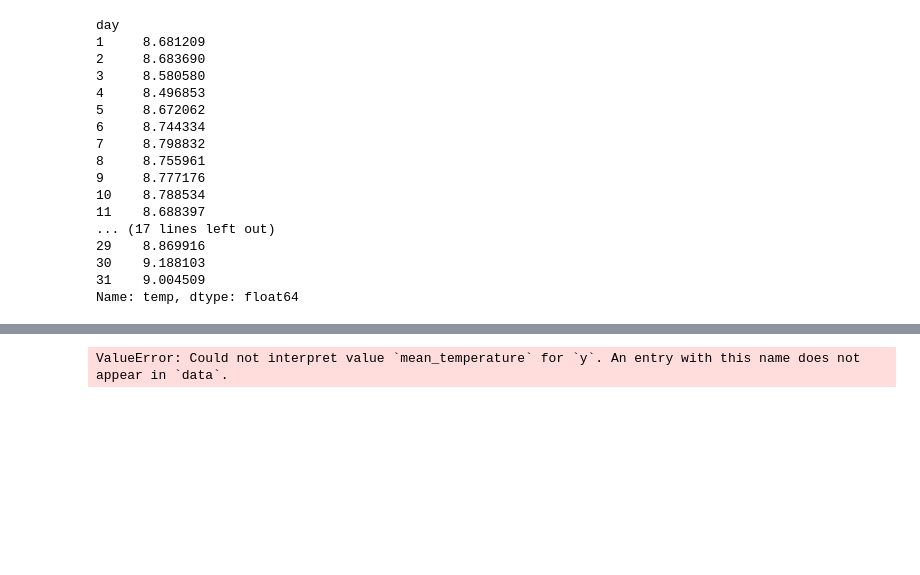
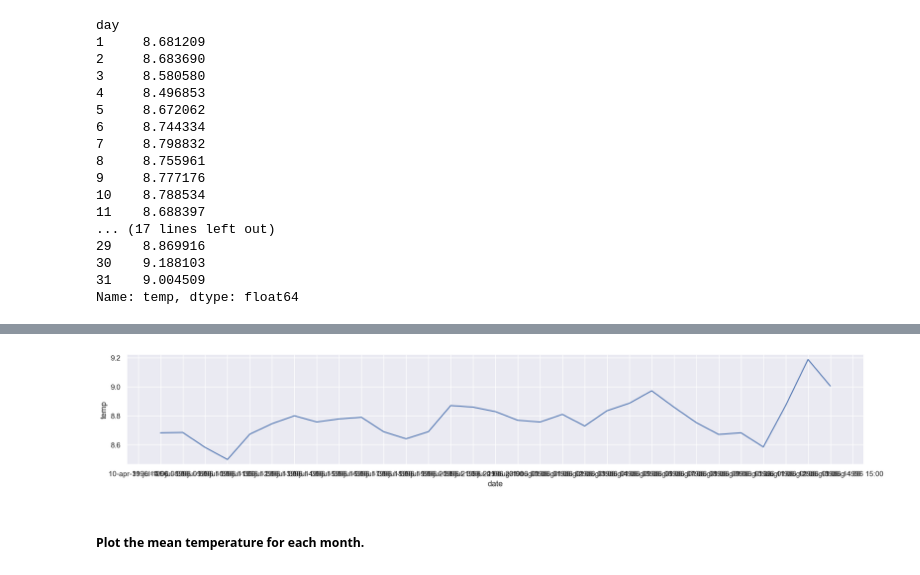
Before and after one commit to Jennyicano/PFDA, a Jupyter notebook: assignments/assignment_6_Weather.ipynb, the cells around one changed output, grey strips where cells are left out. Drawn from its saved outputs; the diff is of its cells as text; code cells hidden in the pictures; blank space fills up the shorter version.

```diff
--- a/assignments/assignment_6_Weather.ipynb
+++ b/assignments/assignment_6_Weather.ipynb
@@ -219,7 +204,13 @@ sns.lineplot(x=date, y=mean_temperature)
-# %%
-date = df['day']
-mean_temperature = df.groupby('day')['temp'].mean()
-
-sns.lineplot(data=df.iloc[1:15], x="date", y="mean_temperature")
-# %% [output]
-ValueError: Could not interpret value `mean_temperature` for `y`. An entry with this name does not appear in `data`.
+# %%
+# As I had set as index the 'date' in the previous cell (to plot the temperature by date).
+# I'll need to reset the index to plot the mean temperature by day.
+df_reset = df.reset_index()
+date = df_reset['date']
+mean_temperature = df.groupby('day')['temp'].mean()
+
+sns.lineplot(x=date, y=mean_temperature)
+sns.set(rc={'figure.figsize':(20, 3)})
+# %% [output]
+[figure, added]
+# %% [markdown]
+##### Plot the mean temperature for each month.
```
Also changed, not shown: parts of 9 cells of this notebook.
